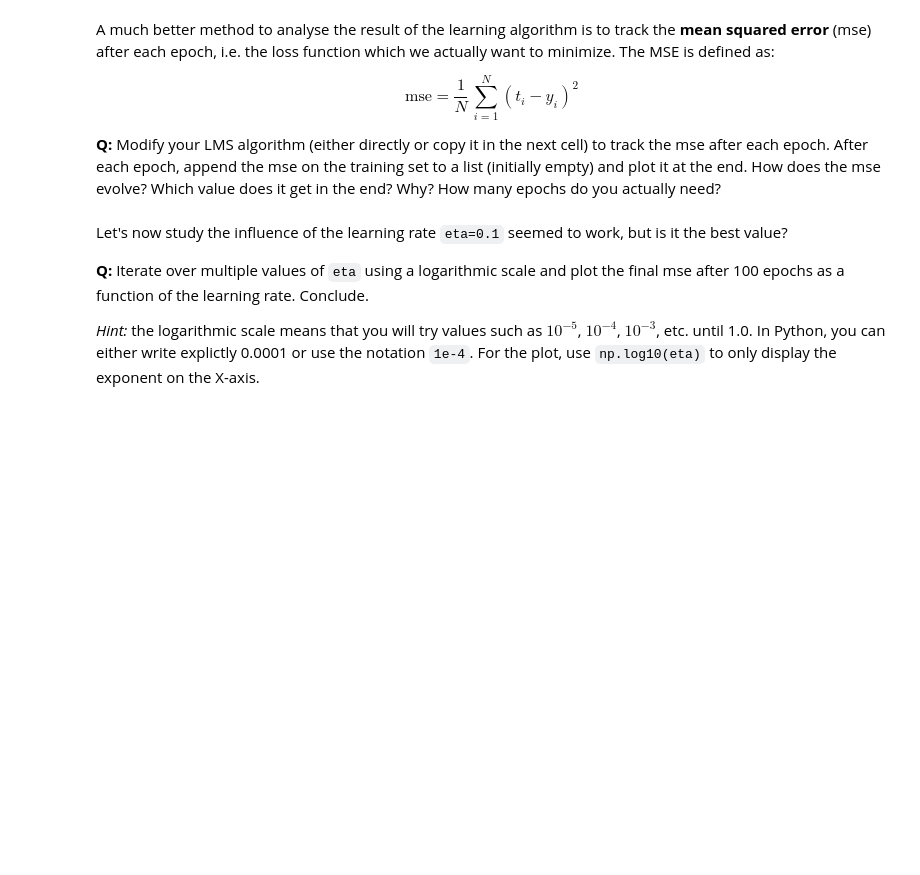
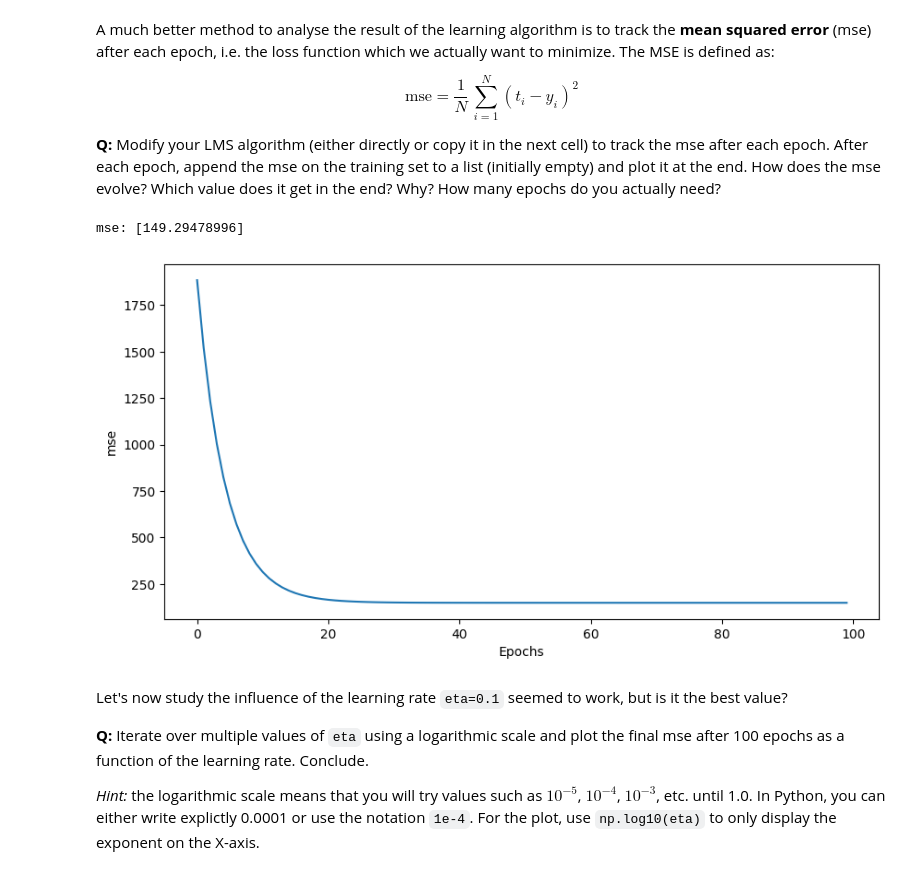
Before and after one commit to OmkarMirgal/Python-ML-Neuro, a Jupyter notebook: notes/exercises/3-LinearRegression.ipynb, the cells around one changed output. Drawn from its saved outputs; the diff is of its cells as text; code cells hidden in the pictures; blank space fills up the shorter version.

```diff
--- a/notes/exercises/3-LinearRegression.ipynb
+++ b/notes/exercises/3-LinearRegression.ipynb
@@ -85,6 +147,48 @@ A much better method to analyse the result of the learning algorithm is to track
 $$\text{mse} = \frac{1}{N} \, \sum_{i=1}^N (t_i - y_i)^2$$
 
 **Q:** Modify your LMS algorithm (either directly or copy it in the next cell) to track the mse after each epoch. After each epoch, append the mse on the training set to a list (initially empty) and plot it at the end. How does the mse evolve? Which value does it get in the end? Why? How many epochs do you actually need?
+# %%
+w = 0
+b = 0
+
+#learning rate
+eta = 0.1
+
+losses=[]
+for epoch in range(100):
+    #initialize the tracking variables
+    dw=0
+    db=0.1
+    mse = 0.0
+
+    for i in range(N):
+        #prediction formula
+        y = w * X[i] + b
+
+        #LMS formula
+        dw += (t[i] - y) * X[i]
+        db += (t[i] - y)
+
+        # mse
+        mse += (t[i] - y)**2
+
+    # Parameter updates
+    #updating the weights & bias
+    w += eta * dw / N
+    b += eta * db / N
+    losses.append(mse/N)
+
+
+print('mse:', mse/N)
+
+plt.figure(figsize=(10, 5))
+plt.plot(losses)
+plt.xlabel("Epochs")
+plt.ylabel("mse")
+plt.show()
+# %% [output]
+mse: [149.29478996]
+[figure, added]
 # %% [markdown]
 Let's now study the influence of the learning rate `eta=0.1` seemed to work, but is it the best value?
 
```
Also changed, not shown: parts of 5 cells of this notebook.
